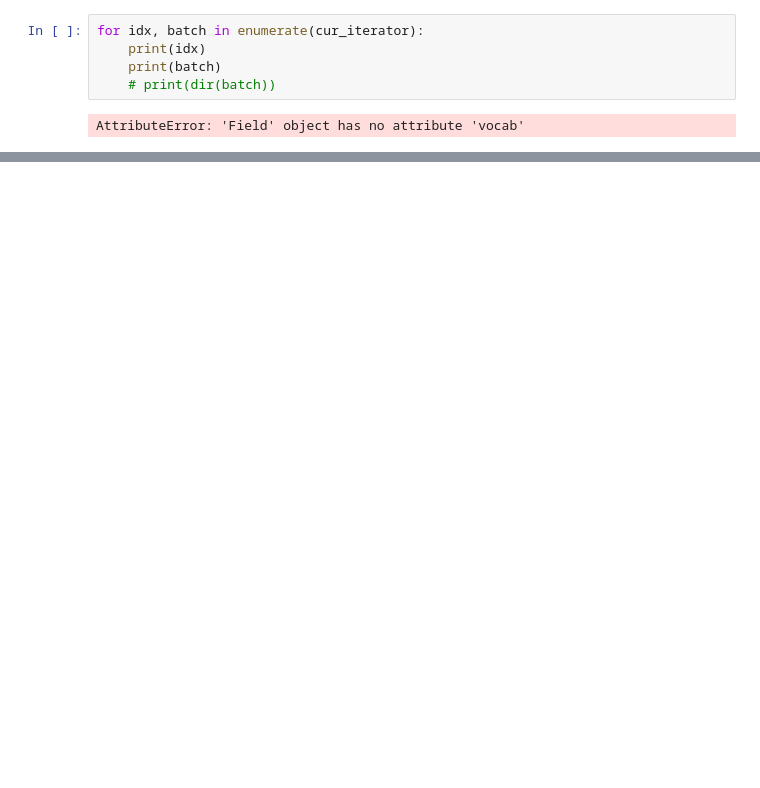
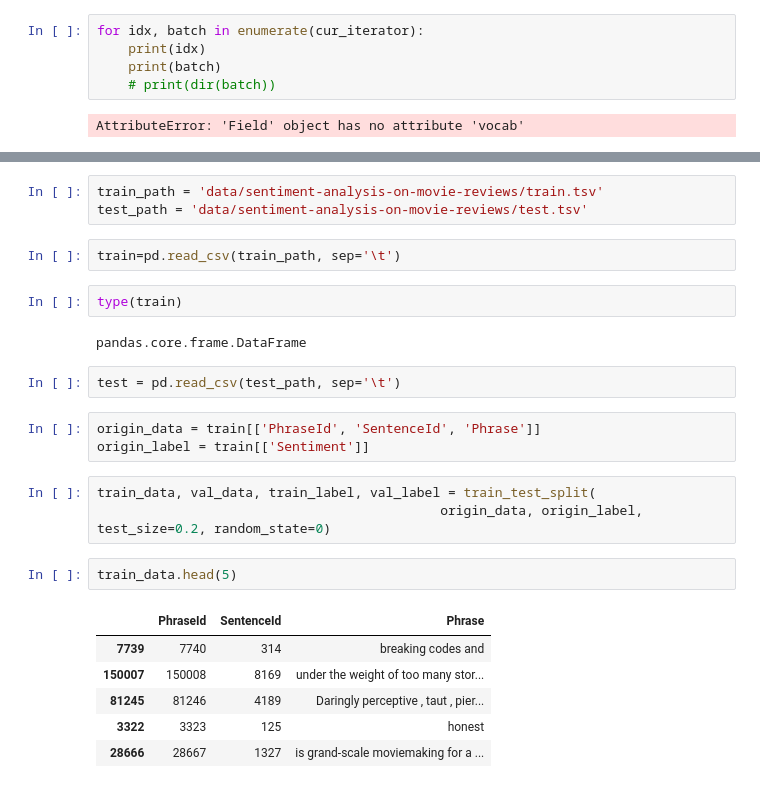
Before and after one commit to Haelles/nlp-beginner, a Jupyter notebook: nlp_practice.ipynb, the cells around one changed output, grey strips where cells are left out. Saved outputs shown, nothing was run; the diff lists cells and outputs as text; blank space fills up the shorter version.

```diff
--- a/nlp_practice.ipynb
+++ b/nlp_practice.ipynb
@@ -226,0 +585,26 @@ AttributeError: 'Field' object has no attribute 'vocab'
+# %%
+train_path = 'data/sentiment-analysis-on-movie-reviews/train.tsv'
+test_path = 'data/sentiment-analysis-on-movie-reviews/test.tsv'
+# %%
+train=pd.read_csv(train_path, sep='\t')
+# %%
+type(train)
+# %% [output]
+pandas.core.frame.DataFrame
+# %%
+test = pd.read_csv(test_path, sep='\t')
+# %%
+origin_data = train[['PhraseId', 'SentenceId', 'Phrase']]
+origin_label = train[['Sentiment']]
+# %%
+train_data, val_data, train_label, val_label = train_test_split(
+                                            origin_data, origin_label, test_size=0.2, random_state=0)
+# %%
+train_data.head(5)
+# %% [output]
+|  | PhraseId | SentenceId | Phrase |
+| 7739 | 7740 | 314 | breaking codes and |
+| 150007 | 150008 | 8169 | under the weight of too many stor... |
+| 81245 | 81246 | 4189 | Daringly perceptive , taut , pier... |
+| 3322 | 3323 | 125 | honest |
+| 28666 | 28667 | 1327 | is grand-scale moviemaking for a ... |
```
Also changed, not shown: parts of 77 cells of this notebook, 2 other files.
